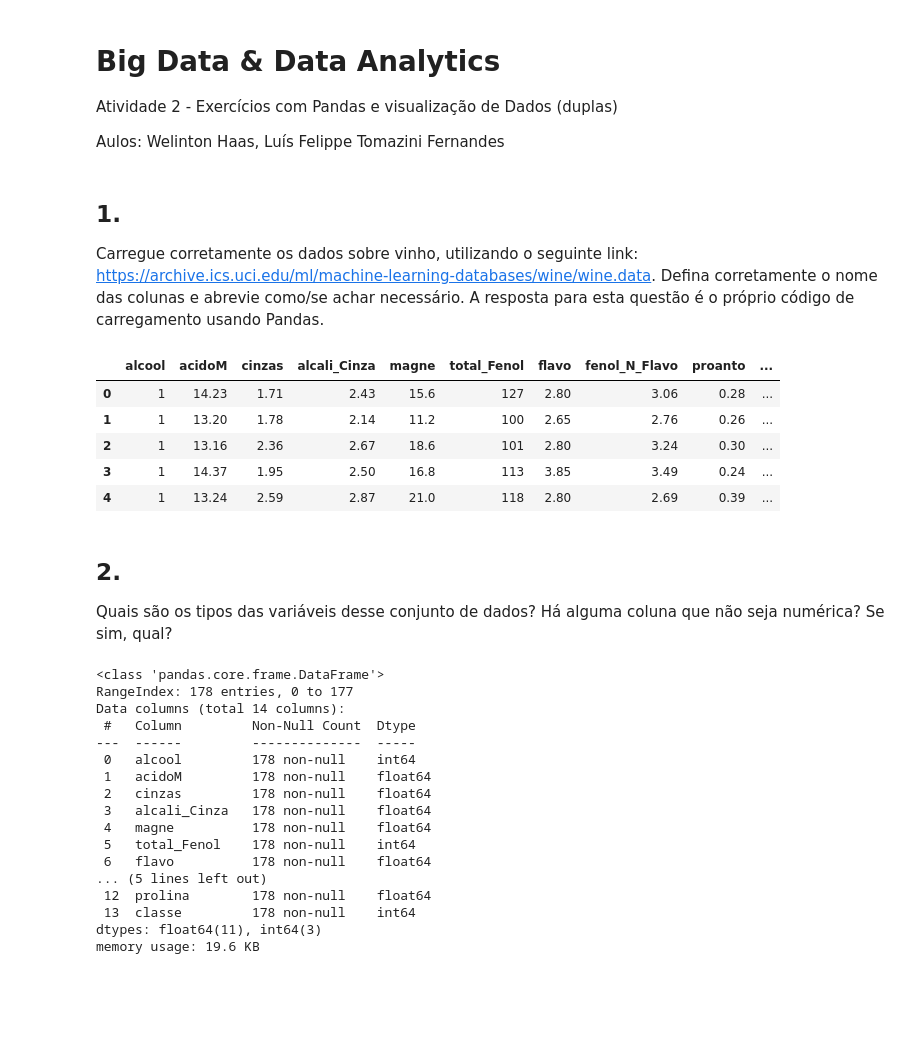
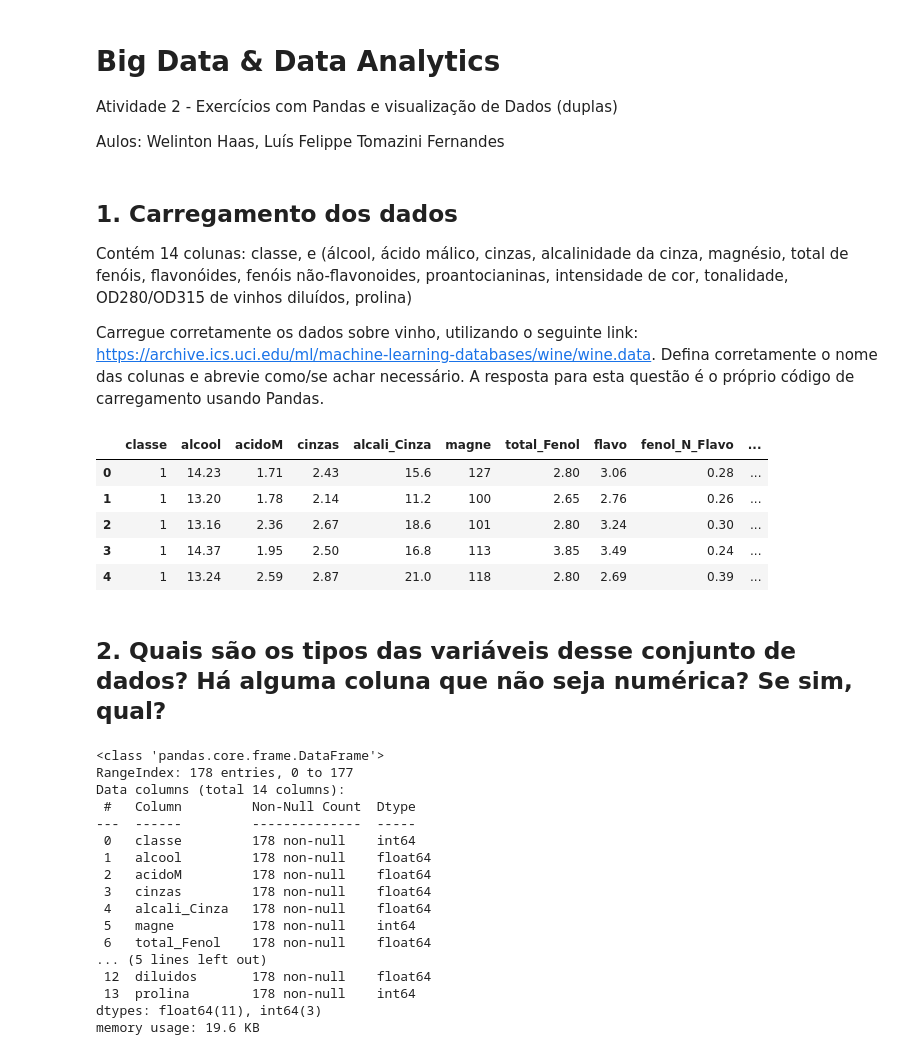
Before and after one commit to EutruTepit/BigData2022, a Jupyter notebook: Trabalhos/Atividade_2_[BIG_DATA].ipynb, the cells around one changed output. Drawn from its saved outputs; the diff is of its cells as text; code cells hidden in the pictures; blank space fills up the shorter version.

```diff
--- a/Trabalhos/Atividade_2_[BIG_DATA].ipynb
+++ b/Trabalhos/Atividade_2_[BIG_DATA].ipynb
@@ -4,56 +6,58 @@ Atividade 2 - Exercícios com Pandas e visualização de Dados (duplas)
 
 Aulos: Welinton Haas, Luís Felippe Tomazini Fernandes
 # %% [markdown]
-## 1.
+## 1. Carregamento dos dados
+
+Contém 14 colunas: classe, e (álcool, ácido málico, cinzas, alcalinidade da cinza, magnésio, total de fenóis, flavonóides, fenóis não-flavonoides, proantocianinas, intensidade de cor, tonalidade, OD280/OD315 de vinhos diluídos, prolina)
+
 Carregue corretamente os dados sobre vinho, utilizando o seguinte link: https://archive.ics.uci.edu/ml/machine-learning-databases/wine/wine.data. Defina corretamente o nome das colunas e abrevie como/se achar necessário. A resposta para esta questão é o próprio código de carregamento usando Pandas.
 # %%
 import pandas as pd
 df = pd.read_csv("https://archive.ics.uci.edu/ml/machine-learning-databases/wine/wine.data", names=[
+                                     'Classe',
                                      'álcool',
                                      'ácido málico',
                                      'cinzas',
                                      'alcalinidade da cinza',
                                      'magnésio',
                                      'total de fenóis',
                                      'flavonóides',
                                      'fenóis não-flavonoides',
                                      'proantocianidinas',
                                      'intensidade de cor',
                                      'tonalidade',
                                      'OD280/OD315 de vinhos diluídos',
-                                     'prolina',
-                                     'Classe'
+                                     'prolina'
                                      ])
 
 remap={
+  'Classe': 'classe',
   'álcool': 'alcool',
   'ácido málico': 'acidoM',
   'cinzas': 'cinzas',
   'alcalinidade da cinza': 'alcali_Cinza',
   'magnésio': 'magne',
   'total de fenóis': 'total_Fenol',
   'flavonóides': 'flavo',
   'fenóis não-flavonoides': 'fenol_N_Flavo',
   'proantocianidinas': 'proanto',
   'intensidade de cor': 'intensi_cor',
   'tonalidade': 'tonalidade',
   'OD280/OD315 de vinhos diluídos': "diluidos",
-  'prolina': 'prolina',
-  'Classe': 'classe'
+  'prolina': 'prolina'
 }
 
 df.rename(remap, axis=1, inplace=True)
 df.head()
 # %% [output]
-|  | alcool | acidoM | cinzas | alcali_Cinza | magne | total_Fenol | flavo | fenol_N_Flavo | proanto | ... |
+|  | classe | alcool | acidoM | cinzas | alcali_Cinza | magne | total_Fenol | flavo | fenol_N_Flavo | ... |
 | 0 | 1 | 14.23 | 1.71 | 2.43 | 15.6 | 127 | 2.80 | 3.06 | 0.28 | ... |
 | 1 | 1 | 13.20 | 1.78 | 2.14 | 11.2 | 100 | 2.65 | 2.76 | 0.26 | ... |
 | 2 | 1 | 13.16 | 2.36 | 2.67 | 18.6 | 101 | 2.80 | 3.24 | 0.30 | ... |
 | 3 | 1 | 14.37 | 1.95 | 2.50 | 16.8 | 113 | 3.85 | 3.49 | 0.24 | ... |
 | 4 | 1 | 13.24 | 2.59 | 2.87 | 21.0 | 118 | 2.80 | 2.69 | 0.39 | ... |
 # %% [markdown]
-## 2.
-Quais são os tipos das variáveis desse conjunto de dados? Há alguma coluna que não seja numérica? Se sim, qual?
+## 2. Quais são os tipos das variáveis desse conjunto de dados? Há alguma coluna que não seja numérica? Se sim, qual?
 # %%
 df.info()
 # %% [output]
@@ -62,16 +66,16 @@ RangeIndex: 178 entries, 0 to 177
 Data columns (total 14 columns):
  #   Column         Non-Null Count  Dtype
 ---  ------         --------------  -----
- 0   alcool         178 non-null    int64
- 1   acidoM         178 non-null    float64
- 2   cinzas         178 non-null    float64
- 3   alcali_Cinza   178 non-null    float64
- 4   magne          178 non-null    float64
- 5   total_Fenol    178 non-null    int64
- 6   flavo          178 non-null    float64
+ 0   classe         178 non-null    int64
+ 1   alcool         178 non-null    float64
+ 2   acidoM         178 non-null    float64
+ 3   cinzas         178 non-null    float64
+ 4   alcali_Cinza   178 non-null    float64
+ 5   magne          178 non-null    int64
+ 6   total_Fenol    178 non-null    float64
 ... (5 lines left out)
- 12  prolina        178 non-null    float64
- 13  classe         178 non-null    int64
+ 12  diluidos       178 non-null    float64
+ 13  prolina        178 non-null    int64
 dtypes: float64(11), int64(3)
 memory usage: 19.6 KB
 # %% [markdown]
```
Also changed, not shown: parts of 22 cells of this notebook.
